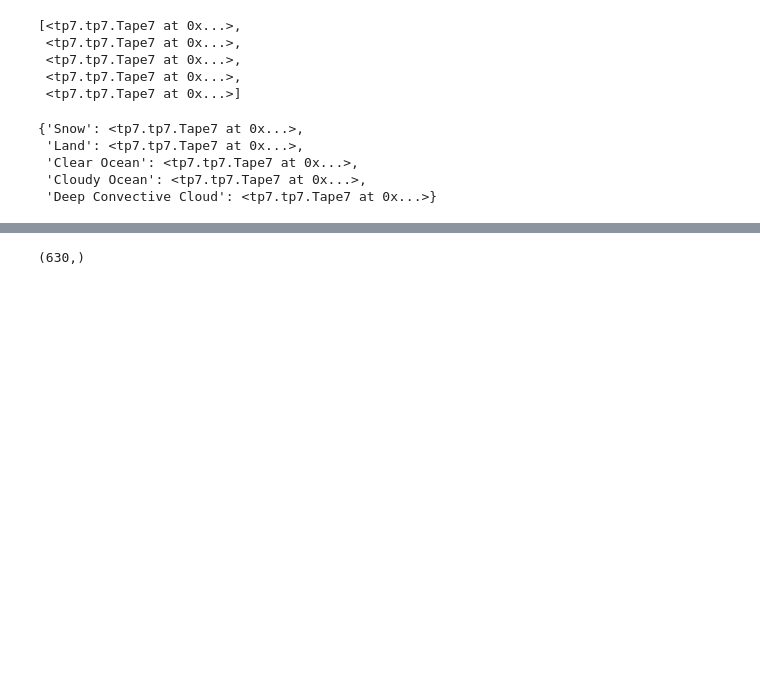
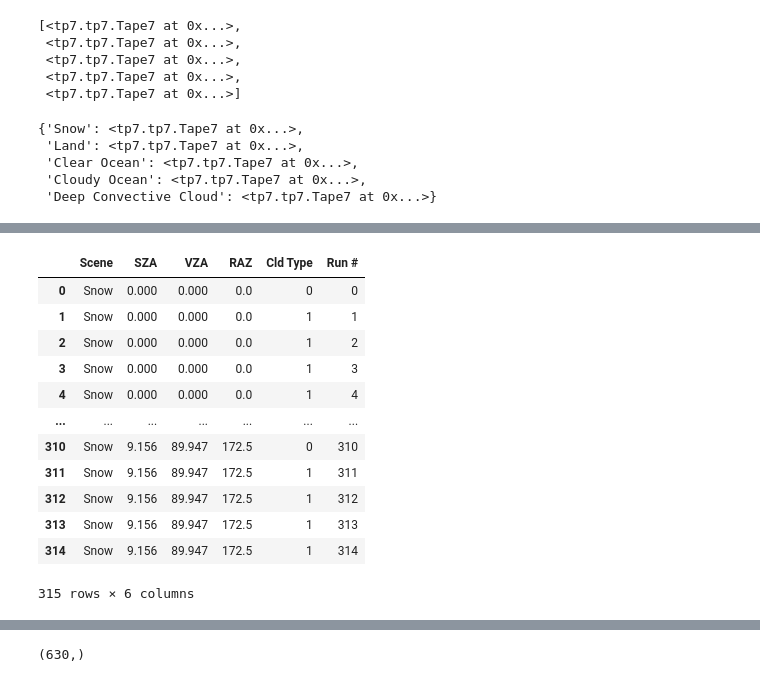
Before and after one commit to LASP-Libera/libera_unfiltering, a Jupyter notebook: data_analysis.ipynb, the cells around one changed output, grey strips where cells are left out. Cells and saved outputs as stored; diff of their text form; code cells hidden in the pictures; blank space fills up the shorter version.

Commit message:
Clean description df function

```diff
--- a/data_analysis.ipynb
+++ b/data_analysis.ipynb
@@ -85,0 +93,16 @@ array([[[1.00000000e+03, 5.00000000e+02, 3.33333333e+02, ...,
+# %%
+snow.build_scene_description()
+# %% [output]
+|  | Scene | SZA | VZA | RAZ | Cld Type | Run # |
+| 0 | Snow | 0.000 | 0.000 | 0.0 | 0 | 0 |
+| 1 | Snow | 0.000 | 0.000 | 0.0 | 1 | 1 |
+| 2 | Snow | 0.000 | 0.000 | 0.0 | 1 | 2 |
+| 3 | Snow | 0.000 | 0.000 | 0.0 | 1 | 3 |
+| 4 | Snow | 0.000 | 0.000 | 0.0 | 1 | 4 |
+| ... | ... | ... | ... | ... | ... | ... |
+| 310 | Snow | 9.156 | 89.947 | 172.5 | 0 | 310 |
+| 311 | Snow | 9.156 | 89.947 | 172.5 | 1 | 311 |
+| 312 | Snow | 9.156 | 89.947 | 172.5 | 1 | 312 |
+| 313 | Snow | 9.156 | 89.947 | 172.5 | 1 | 313 |
+| 314 | Snow | 9.156 | 89.947 | 172.5 | 1 | 314 |
+315 rows × 6 columns
```
Also changed, not shown: parts of 6 cells of this notebook, 1 other file.
